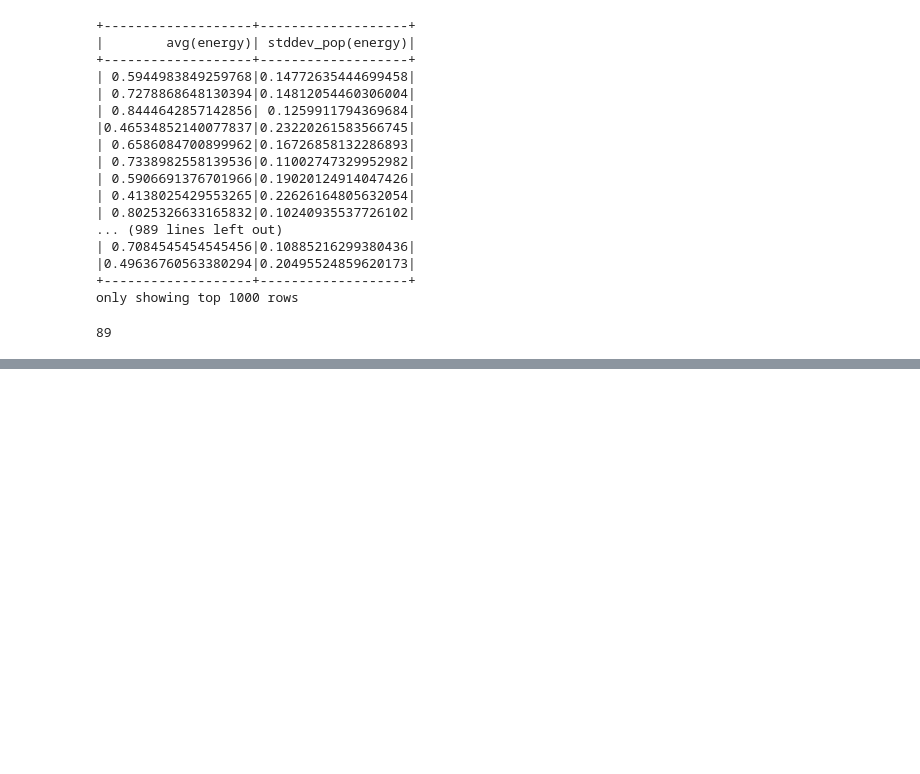
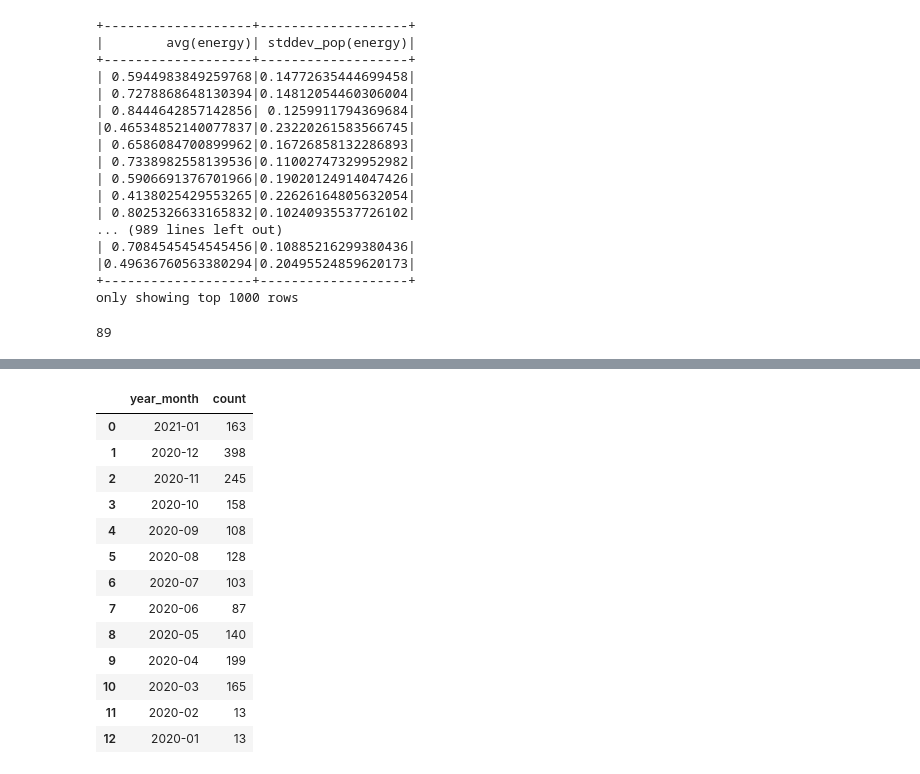
Before and after one commit to frabatx/Spotipy-Covid19, a Jupyter notebook: work/random_stuff.ipynb, the cells around one changed output, grey strips where cells are left out. Saved outputs shown, nothing was run; the diff lists cells and outputs as text; code cells hidden in the pictures; blank space fills up the shorter version.

```diff
--- a/work/random_stuff.ipynb
+++ b/work/random_stuff.ipynb
@@ -233,0 +423,19 @@ df_complete2.filter(df_complete2.year_month < '2020-01').count()
+# %%
+sql = """SELECT * FROM month_distribution ORDER BY year_month DESC """
+df2 = pd.read_sql(sql, conn)
+df2
+# %% [output]
+|  | year_month | count |
+| 0 | 2021-01 | 163 |
+| 1 | 2020-12 | 398 |
+| 2 | 2020-11 | 245 |
+| 3 | 2020-10 | 158 |
+| 4 | 2020-09 | 108 |
+| 5 | 2020-08 | 128 |
+| 6 | 2020-07 | 103 |
+| 7 | 2020-06 | 87 |
+| 8 | 2020-05 | 140 |
+| 9 | 2020-04 | 199 |
+| 10 | 2020-03 | 165 |
+| 11 | 2020-02 | 13 |
+| 12 | 2020-01 | 13 |
```
Also changed, not shown: parts of 22 cells of this notebook, 9 other files.
